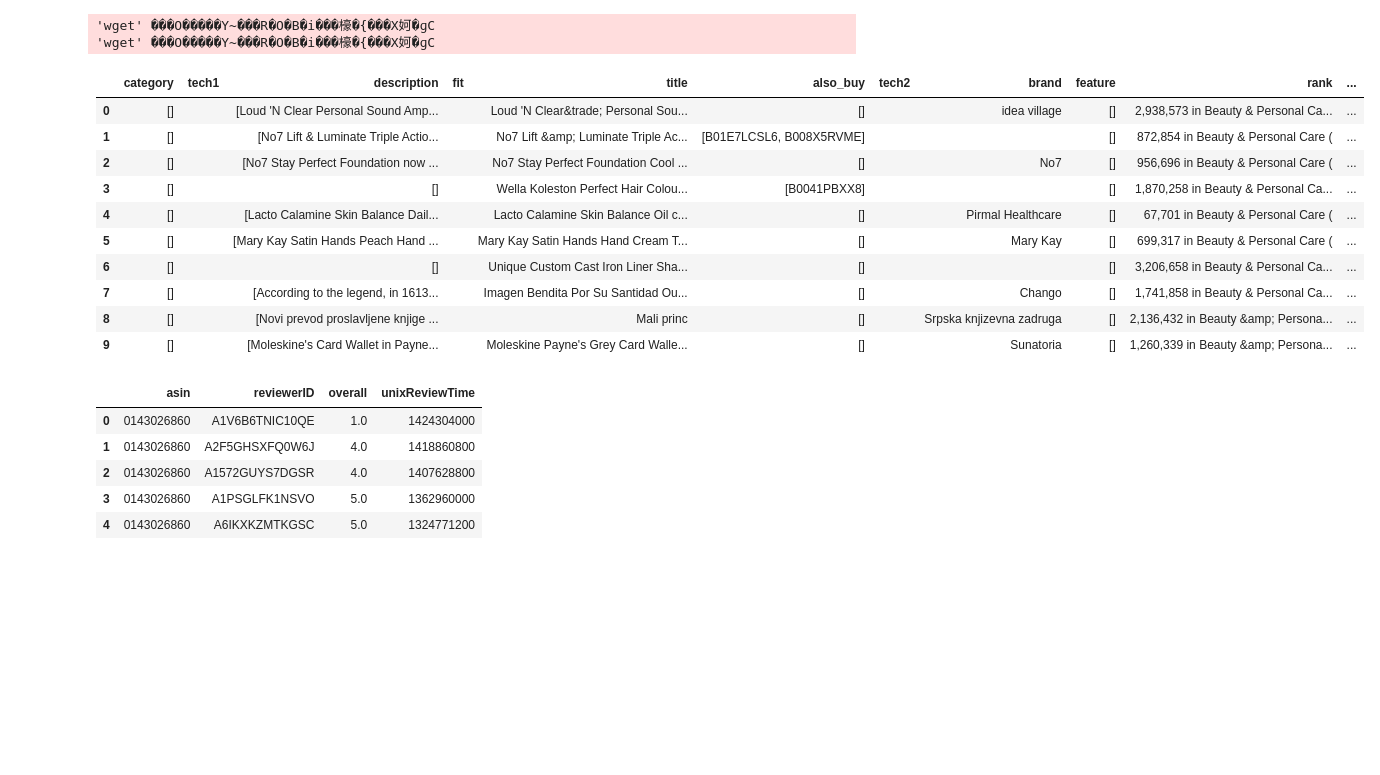
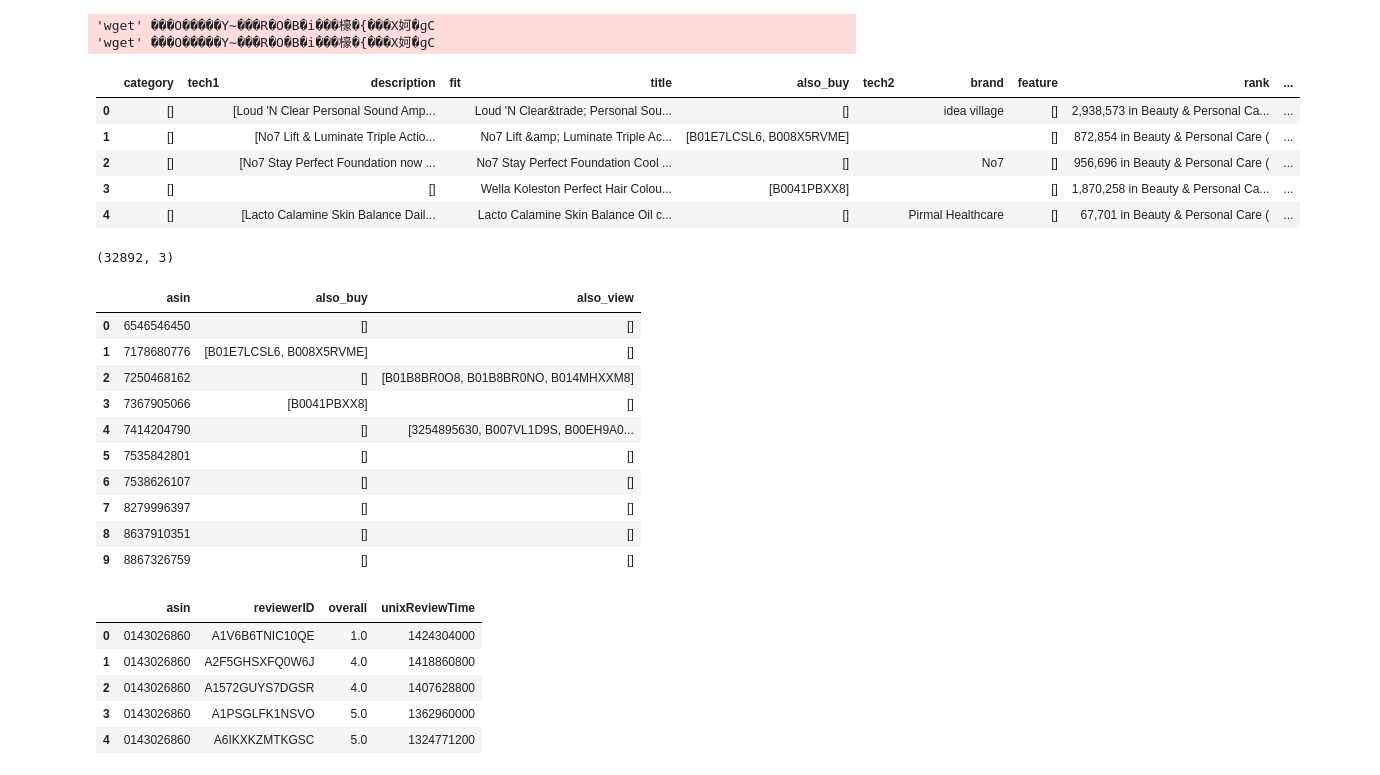
Before and after one commit to parkroyal/python_practice, a Jupyter notebook: alpha_camp/sample.ipynb, the cells around one changed output. Drawn from its saved outputs; the diff is of its cells as text; code cells hidden in the pictures; blank space fills up the shorter version.

```diff
--- a/alpha_camp/sample.ipynb
+++ b/alpha_camp/sample.ipynb
@@ -30,19 +30,33 @@ def getDF(path):
 metadata = getDF('../content/meta_All_Beauty.json.gz')
 ratings = pd.read_csv('../content/All_Beauty.csv', names=['asin', 'reviewerID', 'overall', 'unixReviewTime'], header=None)
 # %%
-metadata.head(10)
+metadata.head()
 # %% [output]
 |  | category | tech1 | description | fit | title | also_buy | tech2 | brand | feature | rank | ... |
 | 0 | [] |  | [Loud 'N Clear Personal Sound Amp... |  | Loud 'N Clear&trade; Personal Sou... | [] |  | idea village | [] | 2,938,573 in Beauty & Personal Ca... | ... |
 | 1 | [] |  | [No7 Lift & Luminate Triple Actio... |  | No7 Lift &amp; Luminate Triple Ac... | [B01E7LCSL6, B008X5RVME] |  |  | [] | 872,854 in Beauty & Personal Care ( | ... |
 | 2 | [] |  | [No7 Stay Perfect Foundation now ... |  | No7 Stay Perfect Foundation Cool ... | [] |  | No7 | [] | 956,696 in Beauty & Personal Care ( | ... |
 | 3 | [] |  | [] |  | Wella Koleston Perfect Hair Colou... | [B0041PBXX8] |  |  | [] | 1,870,258 in Beauty & Personal Ca... | ... |
 | 4 | [] |  | [Lacto Calamine Skin Balance Dail... |  | Lacto Calamine Skin Balance Oil c... | [] |  | Pirmal Healthcare | [] | 67,701 in Beauty & Personal Care ( | ... |
-| 5 | [] |  | [Mary Kay Satin Hands Peach Hand ... |  | Mary Kay Satin Hands Hand Cream T... | [] |  | Mary Kay | [] | 699,317 in Beauty & Personal Care ( | ... |
-| 6 | [] |  | [] |  | Unique Custom Cast Iron Liner Sha... | [] |  |  | [] | 3,206,658 in Beauty & Personal Ca... | ... |
-| 7 | [] |  | [According to the legend, in 1613... |  | Imagen Bendita Por Su Santidad Ou... | [] |  | Chango | [] | 1,741,858 in Beauty & Personal Ca... | ... |
-| 8 | [] |  | [Novi prevod proslavljene knjige ... |  | Mali princ | [] |  | Srpska knjizevna zadruga | [] | 2,136,432 in Beauty &amp; Persona... | ... |
-| 9 | [] |  | [Moleskine's Card Wallet in Payne... |  | Moleskine Payne's Grey Card Walle... | [] |  | Sunatoria | [] | 1,260,339 in Beauty &amp; Persona... | ... |
+# %%
+df = metadata[['asin', 'also_buy', 'also_view']]
+print(f'{df.shape}')
+df = df.head(10)
+df
+# df = df.apply(pd.Series.explode).reset_index(drop=True)
+# %% [output]
+(32892, 3)
+|  | asin | also_buy | also_view |
+| 0 | 6546546450 | [] | [] |
+| 1 | 7178680776 | [B01E7LCSL6, B008X5RVME] | [] |
+| 2 | 7250468162 | [] | [B01B8BR0O8, B01B8BR0NO, B014MHXXM8] |
+| 3 | 7367905066 | [B0041PBXX8] | [] |
+| 4 | 7414204790 | [] | [3254895630, B007VL1D9S, B00EH9A0... |
+| 5 | 7535842801 | [] | [] |
+| 6 | 7538626107 | [] | [] |
+| 7 | 8279996397 | [] | [] |
+| 8 | 8637910351 | [] | [] |
+| 9 | 8867326759 | [] | [] |
 # %%
 ratings.head()
 # %% [output]
```
Also changed, not shown: 1 other file.
